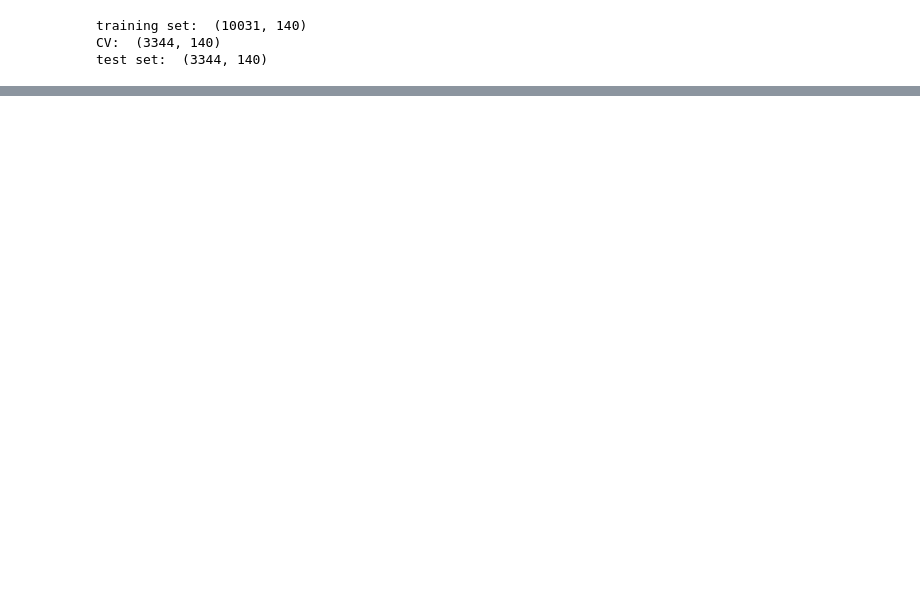
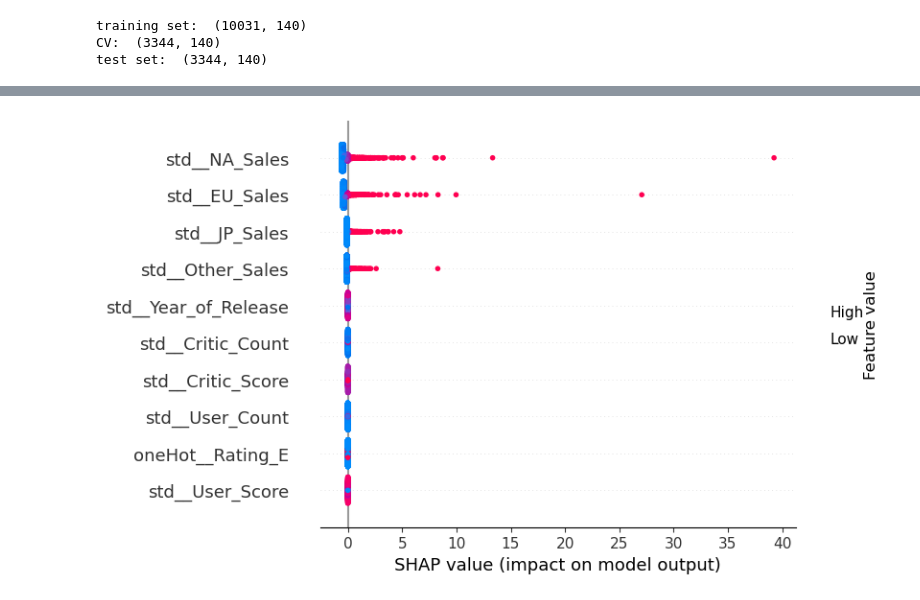
Before and after one commit to nlamber2/data1030_project, a Jupyter notebook: src/Project.ipynb, the cells around one changed output, grey strips where cells are left out. Saved outputs shown, nothing was run; the diff lists cells and outputs as text; code cells hidden in the pictures; blank space fills up the shorter version.

```diff
--- a/src/Project.ipynb
+++ b/src/Project.ipynb
@@ -764,0 +812,10 @@ results.plot()
+# %%
+import shap
+
+shap.initjs()
+
+explainer = shap.Explainer(ridge_lin_reg.predict, ridge_test_sets[1][0])
+shap_values = explainer(ridge_test_sets[1][0])
+
+shap.summary_plot(shap_values, ridge_test_sets[1][0], max_display=10)
+# %% [output]
@@ -764,0 +823 @@ results.plot()
+[figure, added]
```
Also changed, not shown: parts of 11 cells of this notebook, 8 other files.
